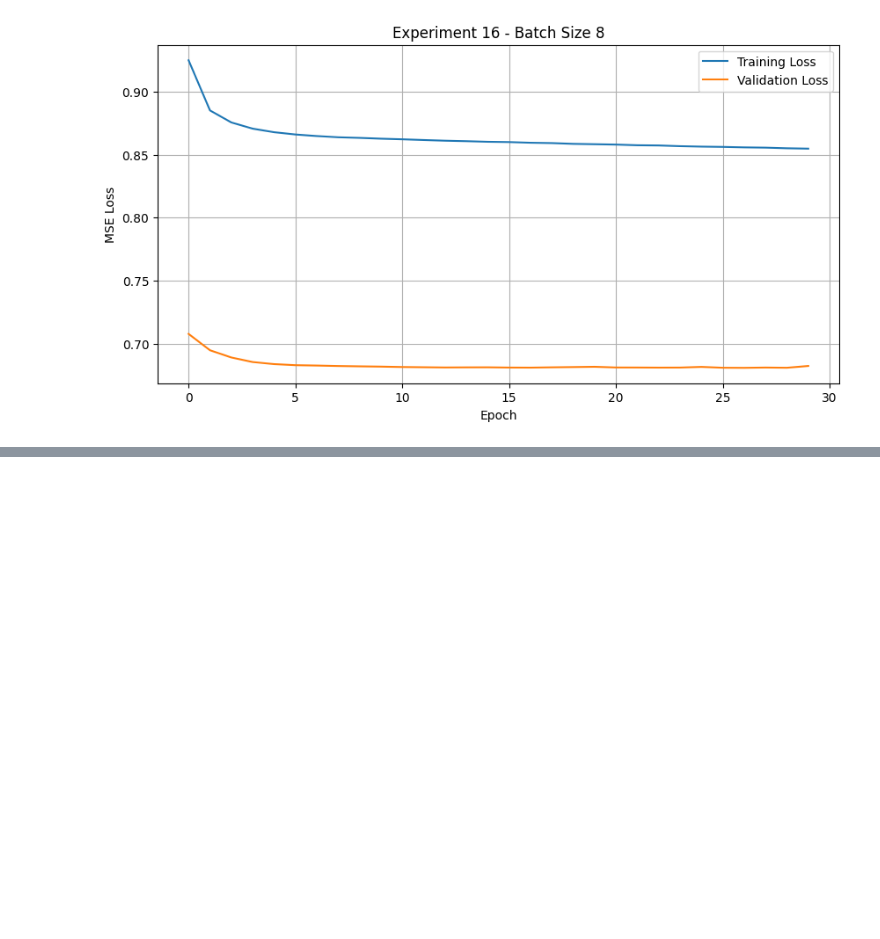
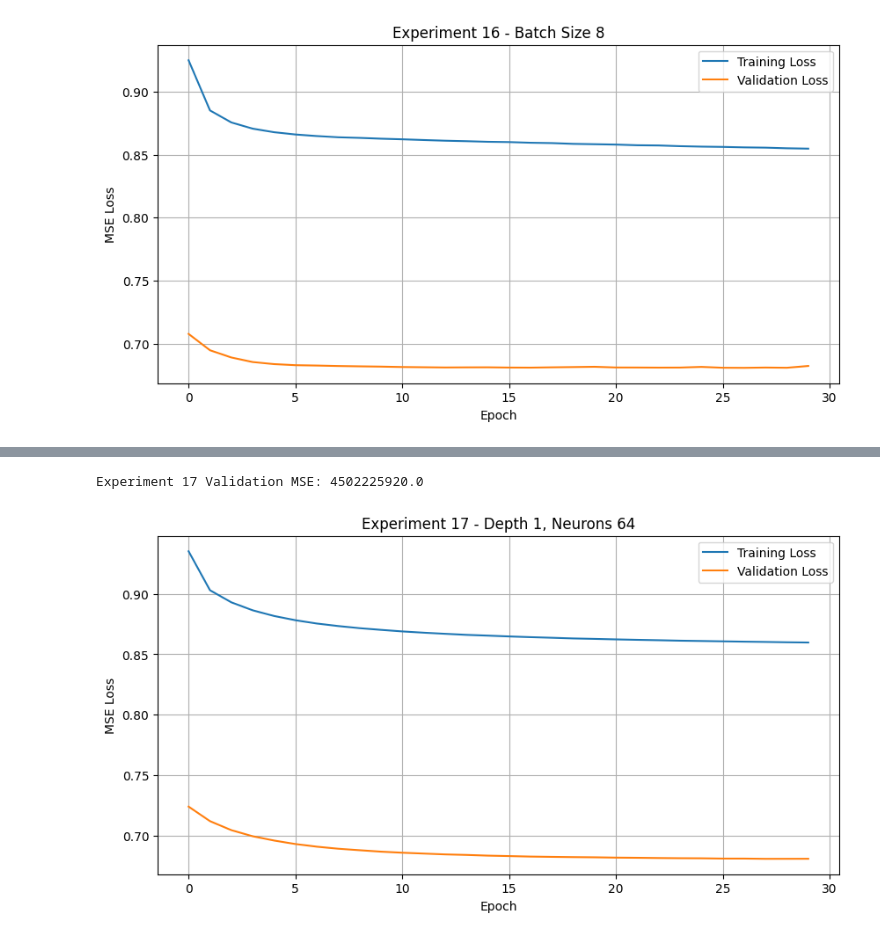
Before and after one commit to snkhader22/Deep-Learning-Project, a Jupyter notebook: DL2.ipynb, the cells around one changed output, grey strips where cells are left out. Drawn from its saved outputs; the diff is of its cells as text; code cells hidden in the pictures; blank space fills up the shorter version.

```diff
--- a/DL2.ipynb
+++ b/DL2.ipynb
@@ -3185,0 +3415,48 @@ plt.show()
+# %%
+# EXPERIMENT 17 - EVALUATE MODEL
+
+exp17_model.eval()
+
+with torch.no_grad():
+
+    exp17_val_scaled = exp17_model(X_val_tensor).numpy()
+
+    # Convert predictions to original price scale
+    exp17_val_predictions = target_scaler.inverse_transform(
+        exp17_val_scaled
+    )
+
+    # Calculate validation MSE
+    exp17_val_mse = mean_squared_error(
+        y_val,
+        exp17_val_predictions
+    )
+
+print("Experiment 17 Validation MSE:", exp17_val_mse)
+# %% [output]
+Experiment 17 Validation MSE: 4502225920.0
+# %%
+# EXPERIMENT 17 - PLOT LOSS
+
+plt.figure(figsize=(10, 5))
+
+plt.plot(
+    exp17_train_losses,
+    label="Training Loss"
+)
+
+plt.plot(
+    exp17_val_losses,
+    label="Validation Loss"
+)
+
+plt.title("Experiment 17 - Depth 1, Neurons 64")
+plt.xlabel("Epoch")
+plt.ylabel("MSE Loss")
+
+plt.legend()
+plt.grid(True)
+
+plt.show()
+# %% [output]
+[figure, added]
```
Also changed, not shown: parts of 76 cells of this notebook.
